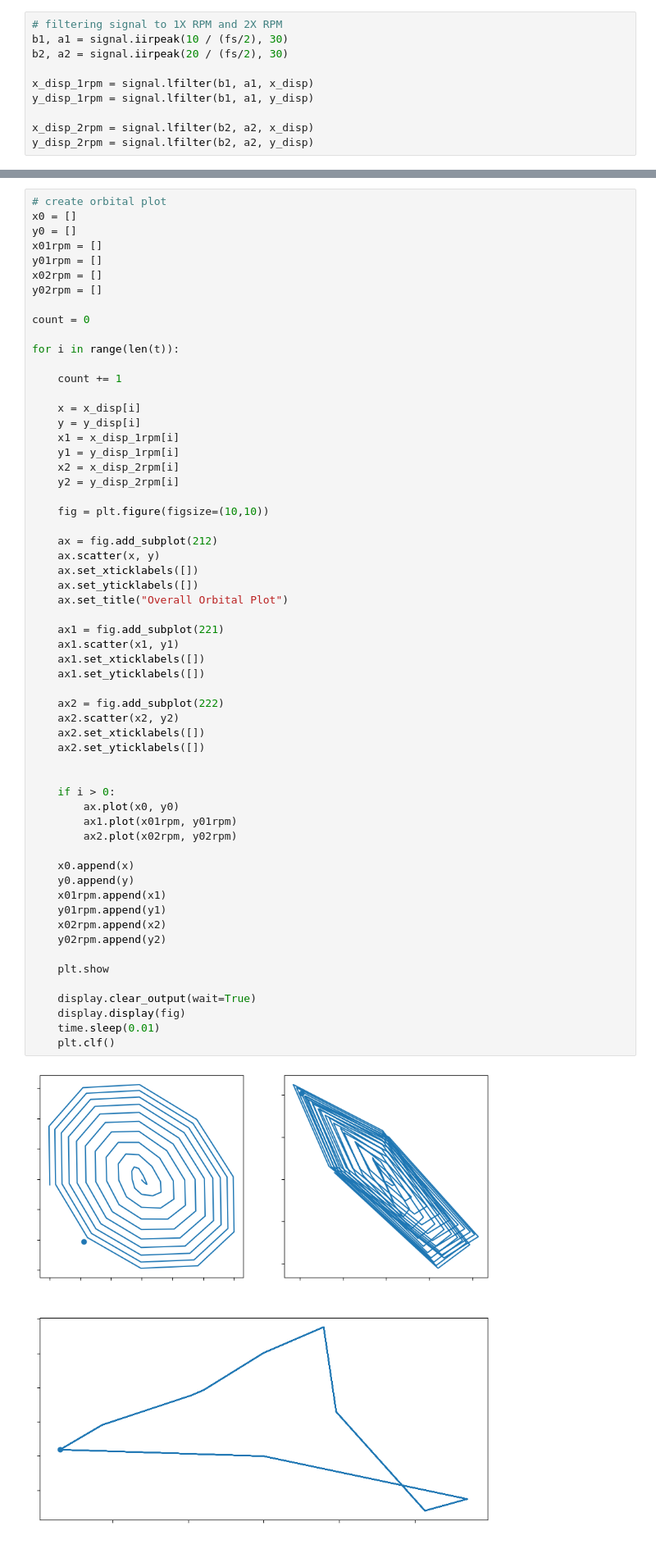
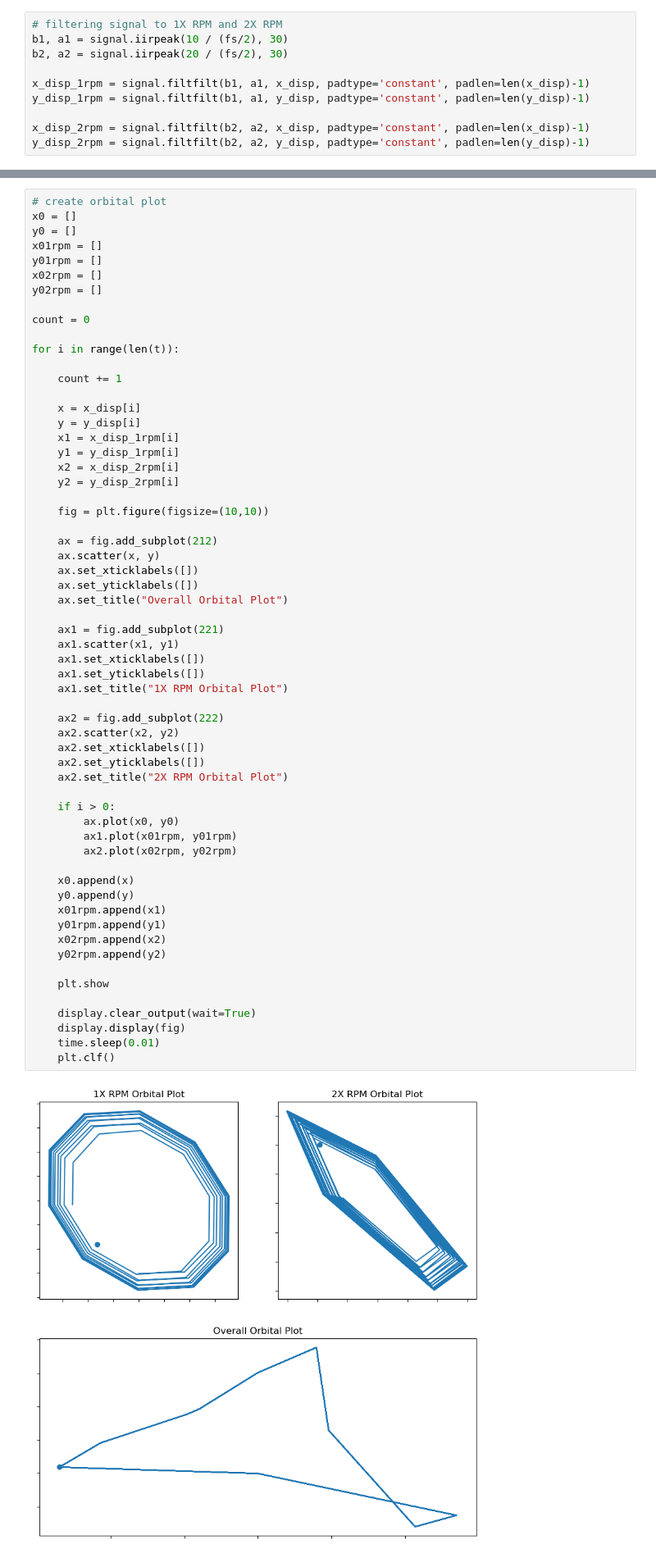
Before and after one commit to maasyraf-project/vibration-concept-and-application, a Jupyter notebook: orbital-analysis/trial_analysis.ipynb, the cells around one changed output, grey strips where cells are left out. Shown: that part at 82% size. Cells and saved outputs as stored; diff of their text form.

Commit message:
update on orbital plot

```diff
--- a/orbital-analysis/trial_analysis.ipynb
+++ b/orbital-analysis/trial_analysis.ipynb
@@ -51,11 +56,11 @@ ax[1].plot(f, Y_DISP)
 b1, a1 = signal.iirpeak(10 / (fs/2), 30)
 b2, a2 = signal.iirpeak(20 / (fs/2), 30)
 
-x_disp_1rpm = signal.lfilter(b1, a1, x_disp)
-y_disp_1rpm = signal.lfilter(b1, a1, y_disp)
+x_disp_1rpm = signal.filtfilt(b1, a1, x_disp, padtype='constant', padlen=len(x_disp)-1)
+y_disp_1rpm = signal.filtfilt(b1, a1, y_disp, padtype='constant', padlen=len(y_disp)-1)
 
-x_disp_2rpm = signal.lfilter(b2, a2, x_disp)
-y_disp_2rpm = signal.lfilter(b2, a2, y_disp)
+x_disp_2rpm = signal.filtfilt(b2, a2, x_disp, padtype='constant', padlen=len(x_disp)-1)
+y_disp_2rpm = signal.filtfilt(b2, a2, y_disp, padtype='constant', padlen=len(y_disp)-1)
 # %%
 # plot the 1xRPM filtered signal in time domain
 fig, ax = plt.subplots(figsize = (10, 10), nrows = 2, ncols = 1)
@@ -136,35 +141,36 @@ for i in range(len(t)):
 
     ax1 = fig.add_subplot(221)
     ax1.scatter(x1, y1)
     ax1.set_xticklabels([])
     ax1.set_yticklabels([])
+    ax1.set_title("1X RPM Orbital Plot")
 
     ax2 = fig.add_subplot(222)
     ax2.scatter(x2, y2)
     ax2.set_xticklabels([])
     ax2.set_yticklabels([])
-
+    ax2.set_title("2X RPM Orbital Plot")
 
     if i > 0:
         ax.plot(x0, y0)
         ax1.plot(x01rpm, y01rpm)
         ax2.plot(x02rpm, y02rpm)
 
     x0.append(x)
     y0.append(y)
     x01rpm.append(x1)
     y01rpm.append(y1)
     x02rpm.append(x2)
     y02rpm.append(y2)
 
     plt.show
 
     display.clear_output(wait=True)
     display.display(fig)
     time.sleep(0.01)
     plt.clf()
 # %% [output]
-[figure, old version]
+[figure, new version]
 <Figure size 1000x1000 with 0 Axes>
 <Figure size 1000x1000 with 0 Axes>
 <Figure size 1000x1000 with 0 Axes>
```
Also changed, not shown: parts of 3 cells of this notebook.
